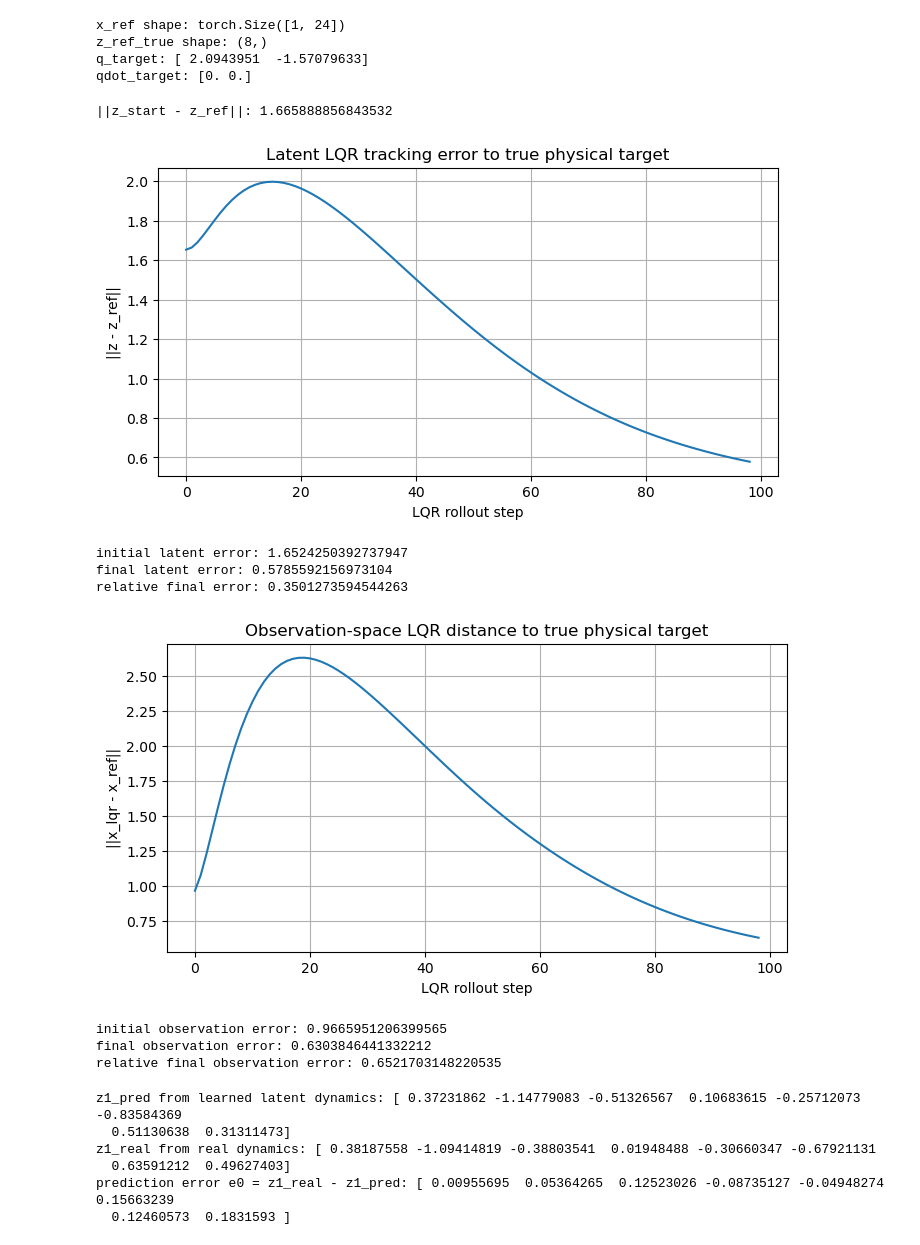
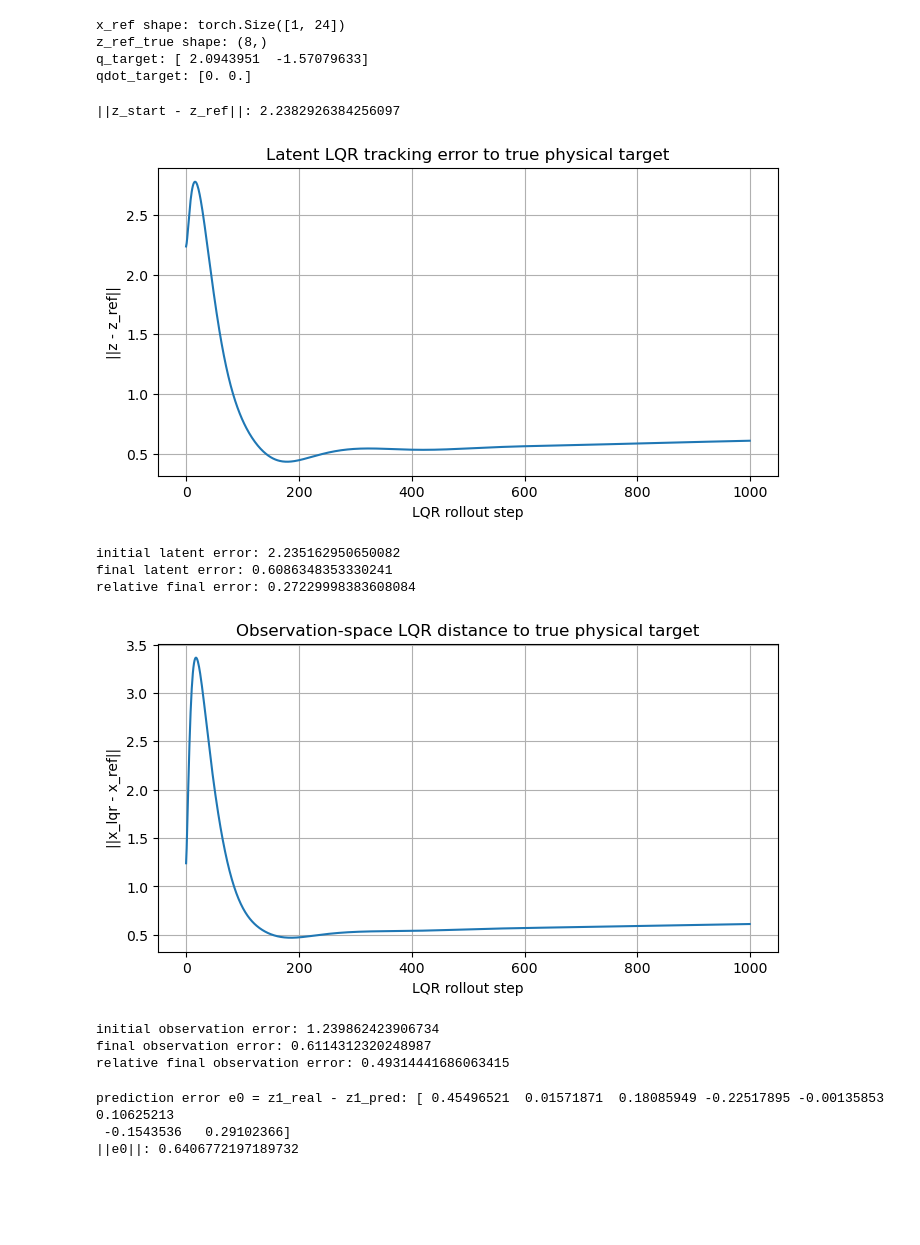
Before and after one commit to kiranThyagarajan/master-thesis, a Jupyter notebook: src/koopman-markers.ipynb, the cells around one changed output. Drawn from its saved outputs; the diff is of its cells as text; code cells hidden in the pictures; blank space fills up the shorter version.

Commit message:
multi step RLS and diagnosis plots

```diff
--- a/src/koopman-markers.ipynb
+++ b/src/koopman-markers.ipynb
@@ -479,7 +485,7 @@ def rollout_hot_start(A, B, z_start, controls):
 root = Path.cwd().resolve().parents[0]
 val_dir = root / "data" / "val"
 
-traj_dir = sorted([p for p in val_dir.iterdir() if p.is_dir()])[3]
+traj_dir = sorted([p for p in val_dir.iterdir() if p.is_dir()])[5]
 
 observations_np = np.load(traj_dir / "observations.npy")   # (24, 100)
 controls_np = np.load(traj_dir / "controls.npy")           # (2, 99)
@@ -628,7 +634,7 @@ R = 1e-2 * np.eye(B0.shape[1])
 
 K = discrete_lqr_gain(A0, B0, Q, R)
 
-z_lqr, u_lqr = latent_lqr_rollout(A0, B0, z_start, z_ref, u_ref, K, steps=trajectory.shape[1] - 1, u_clip=None)
+z_lqr, u_lqr = latent_lqr_rollout(A0, B0, z_start, z_ref, u_ref, K, steps=1000, u_clip=None) # steps=trajectory.shape[1] - 1
 
 z_lqr_torch = torch.from_numpy(z_lqr).to(device=device, dtype=torch.float64).unsqueeze(0)
 
@@ -638,42 +644,42 @@ with torch.no_grad():
 latent_error = np.linalg.norm(z_lqr - z_ref[None, :], axis=1)
 
 plt.figure(figsize=(8, 4))
 plt.plot(latent_error)
 plt.xlabel("LQR rollout step")
 plt.ylabel("||z - z_ref||")
 plt.title("Latent LQR tracking error to true physical target")
 plt.grid(True)
 plt.show()
 
 print("initial latent error:", latent_error[0])
 print("final latent error:", latent_error[-1])
 print("relative final error:", latent_error[-1] / latent_error[0])
 
 x_lqr_np = x_lqr.squeeze(0).detach().cpu().numpy()
 x_ref_np_eval = x_ref.squeeze(0).detach().cpu().numpy()
 obs_error_lqr = np.linalg.norm(x_lqr_np - x_ref_np_eval[None, :], axis=1)
 
 plt.figure(figsize=(8, 4))
 plt.plot(obs_error_lqr)
 plt.xlabel("LQR rollout step")
 plt.ylabel("||x_lqr - x_ref||")
 plt.title("Observation-space LQR distance to true physical target")
 plt.grid(True)
 plt.show()
 
 print("initial observation error:", obs_error_lqr[0])
 print("final observation error:", obs_error_lqr[-1])
 print("relative final observation error:", obs_error_lqr[-1] / obs_error_lqr[0])
 # %% [output]
-||z_start - z_ref||: 1.665888856843532
+||z_start - z_ref||: 2.2382926384256097
-[figure, old version]
+[figure, new version]
-initial latent error: 1.6524250392737947
-final latent error: 0.5785592156973104
-relative final error: 0.3501273594544263
+initial latent error: 2.235162950650082
+final latent error: 0.6086348353330241
+relative final error: 0.27229998383608084
-[figure, old version]
+[figure, new version]
-initial observation error: 0.9665951206399565
-final observation error: 0.6303846441332212
-relative final observation error: 0.6521703148220535
+initial observation error: 1.239862423906734
+final observation error: 0.6114312320248987
+relative final observation error: 0.49314441686063415
 # %%
 from markers import get_marker_observation, physical_state_from_marker_observation
 from scipy.integrate import solve_ivp
@@ -721,8 +738,12 @@ z0_real = z0_real.squeeze(0).detach().cpu().numpy()
 # One latent LQR control
 u0 = u_ref - K @ (z0_real - z_ref)
 
+# RLS-compatible notation
+AB0 = np.concatenate([A0, B0], axis=1)      # shape: (latent_dim, latent_dim + control_dim)
+ZU0 = np.concatenate([z0_real, u0], axis=0) # shape: (latent_dim + control_dim,)
+
 # Learned latent one-step prediction using the control u0
-z1_pred = A0 @ z0_real + B0 @ u0
+z1_pred = AB0 @ ZU0
 
 # Convert initial marker observation to physical state [q1, q2, q1dot, q2dot]
 x0_real = physical_state_from_marker_observation(obs0_real, p)
@@ -745,14 +766,9 @@ z1_real = z1_real.squeeze(0).detach().cpu().numpy()
 # Prediction error: measured encoded next state minus learned latent prediction
 e0 = z1_real - z1_pred
 
-print("z1_pred from learned latent dynamics:", z1_pred)
-print("z1_real from real dynamics:", z1_real)
-
 print("prediction error e0 = z1_real - z1_pred:", e0)
+print("||e0||:", np.linalg.norm(e0))
 # %% [output]
-z1_pred from learned latent dynamics: [ 0.37231862 -1.14779083 -0.51326567  0.10683615 -0.25712073 -0.83584369
-  0.51130638  0.31311473]
-z1_real from real dynamics: [ 0.38187558 -1.09414819 -0.38803541  0.01948488 -0.30660347 -0.67921131
-  0.63591212  0.49627403]
-prediction error e0 = z1_real - z1_pred: [ 0.00955695  0.05364265  0.12523026 -0.08735127 -0.04948274  0.15663239
-  0.12460573  0.1831593 ]
+prediction error e0 = z1_real - z1_pred: [ 0.45496521  0.01571871  0.18085949 -0.22517895 -0.00135853  0.10625213
+ -0.1543536   0.29102366]
+||e0||: 0.6406772197189732
```
Also changed, not shown: parts of 8 cells of this notebook.
